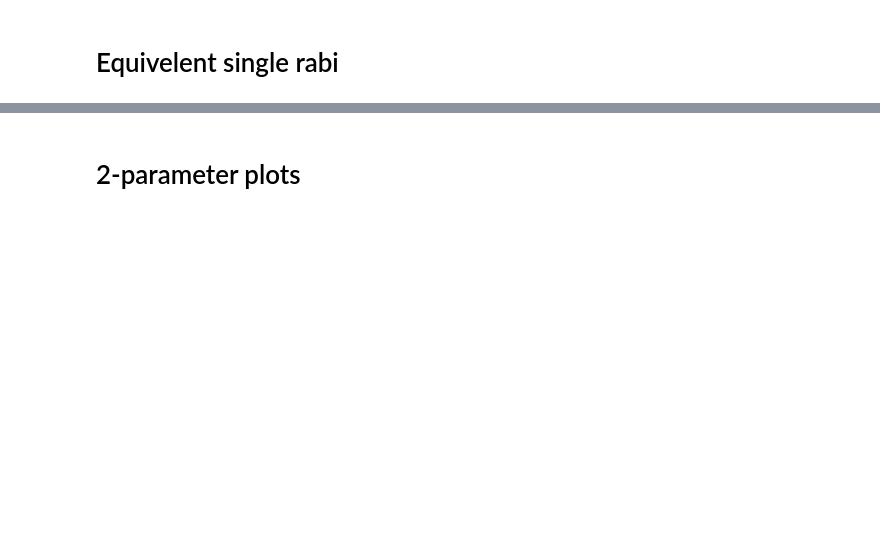
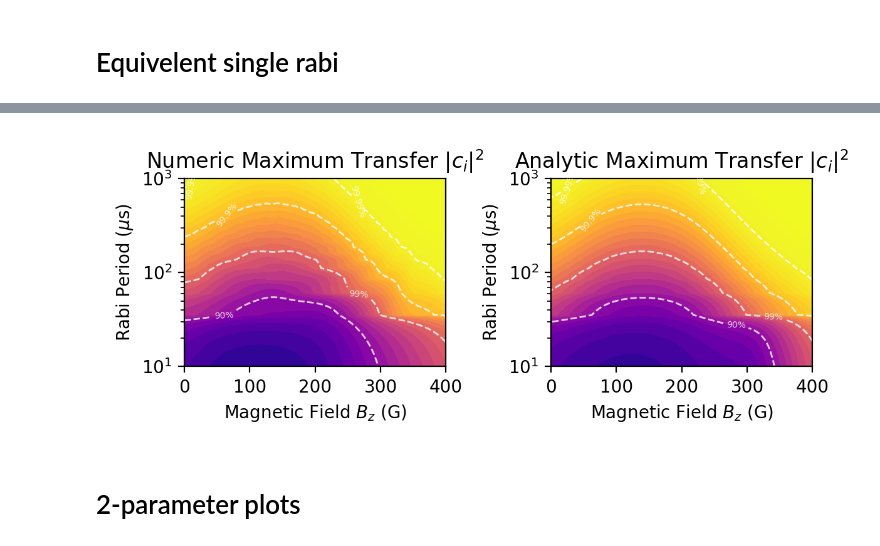
Before and after one commit to tomhepz/MolecularEnergyLevels, a Jupyter notebook: notebooks/diatom-zeeman.ipynb, the cells around one changed output, grey strips where cells are left out. Drawn from its saved outputs; the diff is of its cells as text; code cells hidden in the pictures; blank space fills up the shorter version.

```diff
--- a/notebooks/diatom-zeeman.ipynb
+++ b/notebooks/diatom-zeeman.ipynb
@@ -596,3 +599,88 @@ Text(0, 0.5, 'Detuning $(\\Omega)$')
+# %%
+max_prob_vector = phase_fidelity(intended_state_label,T_STEPS=10000)
+# %%
+fig,(axl,axr) = plt.subplots(1,2,figsize=(6,2.5))
+i=0
+
+PULSE_MIN = 10e-6
+PULSE_MAX = 1e-3
+PULSE_NUM = 40
+PULSE_TIMES = np.linspace(PULSE_MIN,PULSE_MAX,num=PULSE_NUM)
+
+P_GRID,B_GRID=np.meshgrid(PULSE_TIMES,B)
+
+averages = np.ones((B_STEPS,PULSE_NUM))
+# print(averages.shape)
+for sub_index, real_index in enumerate(ACCESSIBLE_STATE_POSITIONS):
+    sub_index += 1
+    absg=np.abs(couplings[:, initial_state_considered_index, sub_index])
+    g = np.abs(couplings[:, initial_state_considered_index, sub_index]/couplings[:, initial_state_considered_index, intended_state_considered_index])
+    # print(g.shape)
+    # this_colour = STATE_CMAP[sub_index]
+    # Detuning plot levels
+    k = np.abs(((ENERGIES[:, real_index,None] - ENERGIES[:, intended_state_real_index,None]) / scipy.constants.h) / (1/PULSE_TIMES[None,:]))
+    # print(k.shape)
+    # ax.plot(B * GAUSS, k, color='k', alpha=0.2, linewidth=0.5, zorder=3)
+    # ax.scatter(B * GAUSS, k, color=this_colour, edgecolors=None, alpha=absg, s=absg ** 1.8 * 1000, zorder=2)
+    if sub_index == intended_state_considered_index:
+        continue
+    this_contribution = ((1 + g[:,None]**2)**2 + 8*(-1 + 2*g[:,None]**2)*k**2 + 16*k**4) / ((1 + g[:,None]**2)**3 + (-8 + 20*g[:,None]**2 + g[:,None]**4)*k**2 + 16*k**4)
+    averages *= this_contribution
+
+
+CLIP=0.0005
+def _forward(x):
+    return np.log(1-x+CLIP)/np.log(CLIP)
+def _inverse(x):
+    return 1+CLIP-CLIP^x
+
+levels = 1-np.logspace(0,-7,50)
+levels=np.append(levels,1.0)
+norm = matplotlib.colors.FuncNorm((_forward, _inverse), vmin=0, vmax=1, clip=True)
+
+noted_levels=[0.9,0.99,0.999,0.9999]
+cf = axr.contourf(B_GRID*GAUSS,P_GRID*1e6,averages, levels, cmap='plasma', norm=norm)
+CS1 = axr.contour(B_GRID*GAUSS,P_GRID*1e6,averages,noted_levels,
+                 colors='w',linestyles='dashed',linewidths=1,alpha=0.8)
+
+fmt = {}
+strs = ["90%","99%","99.9%","99.99%"]
+for l, s in zip(CS1.levels, strs):
+    fmt[l] = s
+
+axr.clabel(CS1, CS1.levels, inline=True, fmt=fmt, fontsize=5)
+axr.set_xlim(0,B_MAX*GAUSS)
+axr.set_yscale('log')
+axr.set_xlabel("Magnetic Field $B_z$ (G)")
+axr.set_ylabel("Rabi Period ($\mu$s)")
+axr.set_title("Analytic Maximum Transfer $|c_i|^2$")
+
+
+#### NUMERIC
+# max_prob_vector = phase_fidelity(intended_state_label,T_STEPS=5000)
+b_grid, p_grid = np.meshgrid(B,PULSE_TIMES)
+
+cf = axl.contourf(b_grid*GAUSS,p_grid*1e6,max_prob_vector[:,:,intended_state_considered_index], levels, cmap='plasma', norm=norm)
+CS1 = axl.contour(b_grid*GAUSS,p_grid*1e6,max_prob_vector[:,:,intended_state_considered_index],noted_levels,
+                 colors='w',linestyles='dashed',linewidths=1,alpha=0.8)
+
+fmt = {}
+strs = ["90%","99%","99.9%","99.99%"]
+for l, s in zip(CS1.levels, strs):
+    fmt[l] = s
+
+axl.clabel(CS1, CS1.levels, inline=True, fmt=fmt, fontsize=5)
+
+axl.set_xlim(0,B_MAX*GAUSS)
+axl.set_yscale('log')
+#ax.set_xlabel("Rabi Frequency $\Omega$ (Hz)")
+axl.set_xlabel("Magnetic Field $B_z$ (G)")
+axl.set_ylabel("Rabi Period ($\mu$s)")
+axl.set_title("Numeric Maximum Transfer $|c_i|^2$")
+
+fig.savefig('../images/bad-transfer-fidelities-phase.pdf')
+# %% [output]
+[figure, added]
 # %% [markdown]
 # 2-parameter plots
 # %%
```
Also changed, not shown: parts of 14 cells of this notebook, 6 other files.
